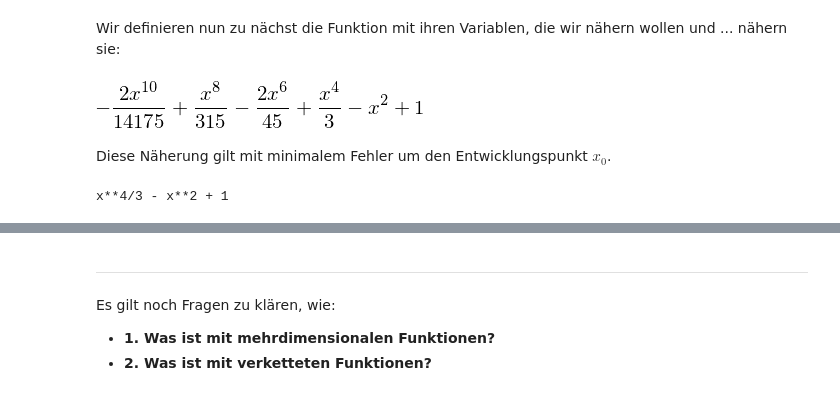
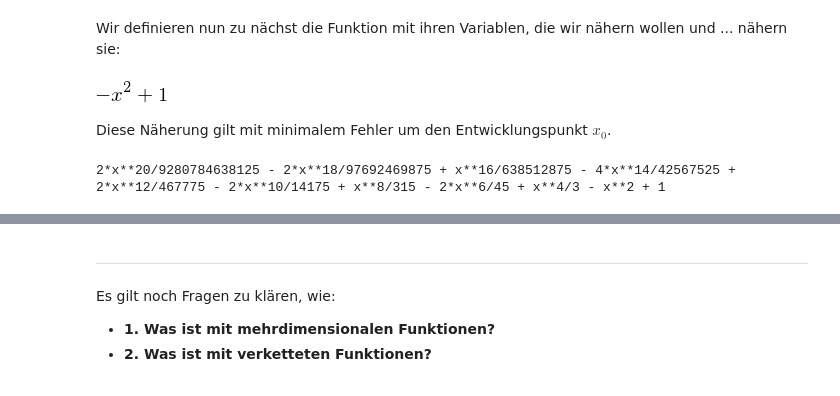
Before and after one commit to QuentinWach/animating-science, a Jupyter notebook: Taylorentwicklung/Taylorentwicklung.ipynb, the cells around one changed output, grey strips where cells are left out. Drawn from its saved outputs; the diff is of its cells as text; code cells hidden in the pictures.

```diff
--- a/Taylorentwicklung/Taylorentwicklung.ipynb
+++ b/Taylorentwicklung/Taylorentwicklung.ipynb
@@ -36,14 +36,14 @@ Wir definieren nun zu nächst die Funktion mit ihren Variablen, die wir nähern
 # %%
 x = Symbol("x")
 f = cos(x)**2
 
 # Spuck die Näherung aus
-taylor(f,0,10)
+taylor(f,0,2)
 # %% [output]
-[figure, old version]
+[figure, new version]
 # %% [markdown]
 Diese Näherung gilt mit minimalem Fehler um den Entwicklungspunkt $x_0$.
 # %%
-print(taylor(f,0,5))
+print(taylor(f,0,20))
 # %% [output]
-x**4/3 - x**2 + 1
+2*x**20/9280784638125 - 2*x**18/97692469875 + x**16/638512875 - 4*x**14/42567525 + 2*x**12/467775 - 2*x**10/14175 + x**8/315 - 2*x**6/45 + x**4/3 - x**2 + 1
```
Also changed, not shown: parts of 2 cells of this notebook, 7 other files.
